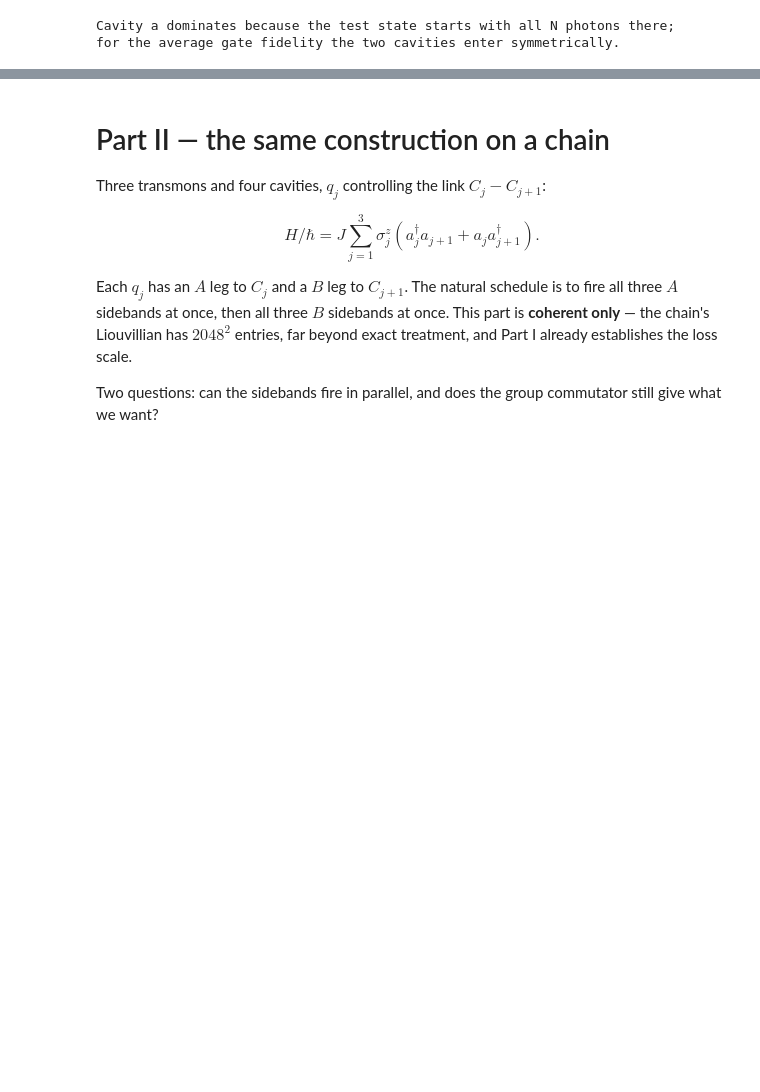
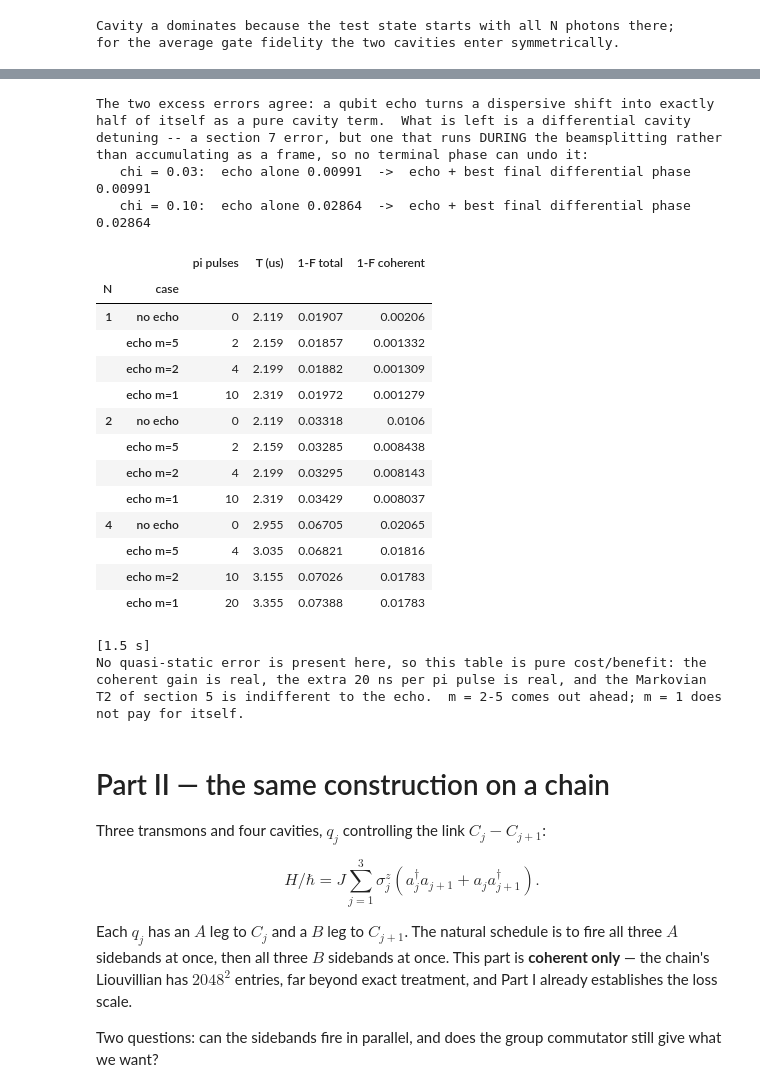
Before and after one commit to TunmayGerg/quantum-simulation-code, a Jupyter notebook: Quantum control/ge_controlled_swap_trotter.ipynb, the cells around one changed output, grey strips where cells are left out. Cells and saved outputs as stored; diff of their text form; code cells hidden in the pictures; blank space fills up the shorter version.

```diff
--- a/Quantum control/ge_controlled_swap_trotter.ipynb
+++ b/Quantum control/ge_controlled_swap_trotter.ipynb
@@ -973,0 +1659,52 @@ for the average gate fidelity the two cavities enter symmetrically.
+# %%
+# ---- 1. the mechanism: the echo keeps the O/2 half of  O P_e = O/2 - O sz/2
+s = Link(n_log=2)
+N, n = 2, 10
+O = s.na - s.nb                                   # the cavity part of the error
+base_echo = coherent_infidelity(s, echo_pulses(s, "Wsym", n, 1), N)
+base_none = coherent_infidelity(s, echo_pulses(s, "Wsym", n, 0), N)
+rows = []
+for chi in (0.03, 0.1, 0.3):
+    echoed = coherent_infidelity(
+        s, with_error(s, echo_pulses(s, "Wsym", n, 1), O * s.Pe, chi), N)
+    halved = coherent_infidelity(
+        s, with_error(s, echo_pulses(s, "Wsym", n, 0), O, 0.5 * chi), N)
+    rows.append({"chi": chi,
+                 "echoed  chi O P_e": echoed, "  minus its baseline": echoed - base_echo,
+                 "unechoed  (chi/2) O": halved, " minus its baseline": halved - base_none})
+display(pd.DataFrame(rows).set_index("chi"))
+print("The two excess errors agree: a qubit echo turns a dispersive shift into exactly")
+print("half of itself as a pure cavity term.  What is left is a differential cavity")
+print("detuning -- a section 7 error, but one that runs DURING the beamsplitting rather")
+print("than accumulating as a frame, so no terminal phase can undo it:")
+for chi in (0.03, 0.1):
+    U = pulse_product(with_error(s, echo_pulses(s, "Wsym", n, 1), O * s.Pe, chi), s.D)
+    U_t, log = cswap_target(s), logical_sector(s, N)
+    cost = lambda phi: 1 - avg_fid(propagator(-phi * O, 0) @ U, U_t, log)
+    best = minimize_scalar(cost, bounds=(-1.0, 1.0), method="bounded",
+                           options={"xatol": 1e-10})
+    print(f"   chi = {chi:.2f}:  echo alone {1 - avg_fid(U, U_t, log):.5f}"
+          f"  ->  echo + best final differential phase {best.fun:.5f}")
+
+# ---- 2. what the pi pulses cost, with loss
+t0 = time.time()
+rows = []
+for N_s, n_s in ((1, 10), (2, 10), (4, 20)):
+    s_s = Link(n_log=N_s)
+    rho0, psi = state_test(s_s, N_s)
+    for m, label in ((0, "no echo"), (5, "echo m=5"), (2, "echo m=2"), (1, "echo m=1")):
+        segs = echo_pulses(s_s, "Wsym", n_s, m)
+        rho = unvec(evolve(s_s, segs, vec(rho0)), s_s.D)     # full Lindblad channel
+        rows.append({"N": N_s, "case": label,
+                     "pi pulses": sum(1 for k, _, _ in segs if k == "PI"),
+                     "T (us)": sum(dt for _, _, dt in segs),
+                     "1-F total": 1 - float(np.real(psi.conj() @ rho @ psi)),
+                     "1-F coherent": coherent_infidelity(s_s, segs, N_s)})
+echo_cost = pd.DataFrame(rows).set_index(["N", "case"])
+display(echo_cost)
+print(f"[{time.time()-t0:.1f} s]")
+print("No quasi-static error is present here, so this table is pure cost/benefit: the")
+print("coherent gain is real, the extra 20 ns per pi pulse is real, and the Markovian")
+print("T2 of section 5 is indifferent to the echo.  m = 2-5 comes out ahead; m = 1 does")
+print("not pay for itself.")
+# %% [output]
@@ -974,3 +1716,28 @@ for the average gate fidelity the two cavities enter symmetrically.
+The two excess errors agree: a qubit echo turns a dispersive shift into exactly
+half of itself as a pure cavity term.  What is left is a differential cavity
+detuning -- a section 7 error, but one that runs DURING the beamsplitting rather
+than accumulating as a frame, so no terminal phase can undo it:
+   chi = 0.03:  echo alone 0.00991  ->  echo + best final differential phase 0.00991
+   chi = 0.10:  echo alone 0.02864  ->  echo + best final differential phase 0.02864
+|  |  | pi pulses | T (us) | 1-F total | 1-F coherent |
+| N | case |  |  |  |  |
+| 1 | no echo | 0 | 2.119 | 0.01907 | 0.00206 |
+|  | echo m=5 | 2 | 2.159 | 0.01857 | 0.001332 |
+|  | echo m=2 | 4 | 2.199 | 0.01882 | 0.001309 |
+|  | echo m=1 | 10 | 2.319 | 0.01972 | 0.001279 |
+| 2 | no echo | 0 | 2.119 | 0.03318 | 0.0106 |
+|  | echo m=5 | 2 | 2.159 | 0.03285 | 0.008438 |
+|  | echo m=2 | 4 | 2.199 | 0.03295 | 0.008143 |
+|  | echo m=1 | 10 | 2.319 | 0.03429 | 0.008037 |
+| 4 | no echo | 0 | 2.955 | 0.06705 | 0.02065 |
+|  | echo m=5 | 4 | 3.035 | 0.06821 | 0.01816 |
+|  | echo m=2 | 10 | 3.155 | 0.07026 | 0.01783 |
+|  | echo m=1 | 20 | 3.355 | 0.07388 | 0.01783 |
+[1.5 s]
+No quasi-static error is present here, so this table is pure cost/benefit: the
+coherent gain is real, the extra 20 ns per pi pulse is real, and the Markovian
+T2 of section 5 is indifferent to the echo.  m = 2-5 comes out ahead; m = 1 does
+not pay for itself.
 # %% [markdown]
 # Part II — the same construction on a chain
 
```
Also changed, not shown: parts of 15 cells of this notebook, 1 other file.
